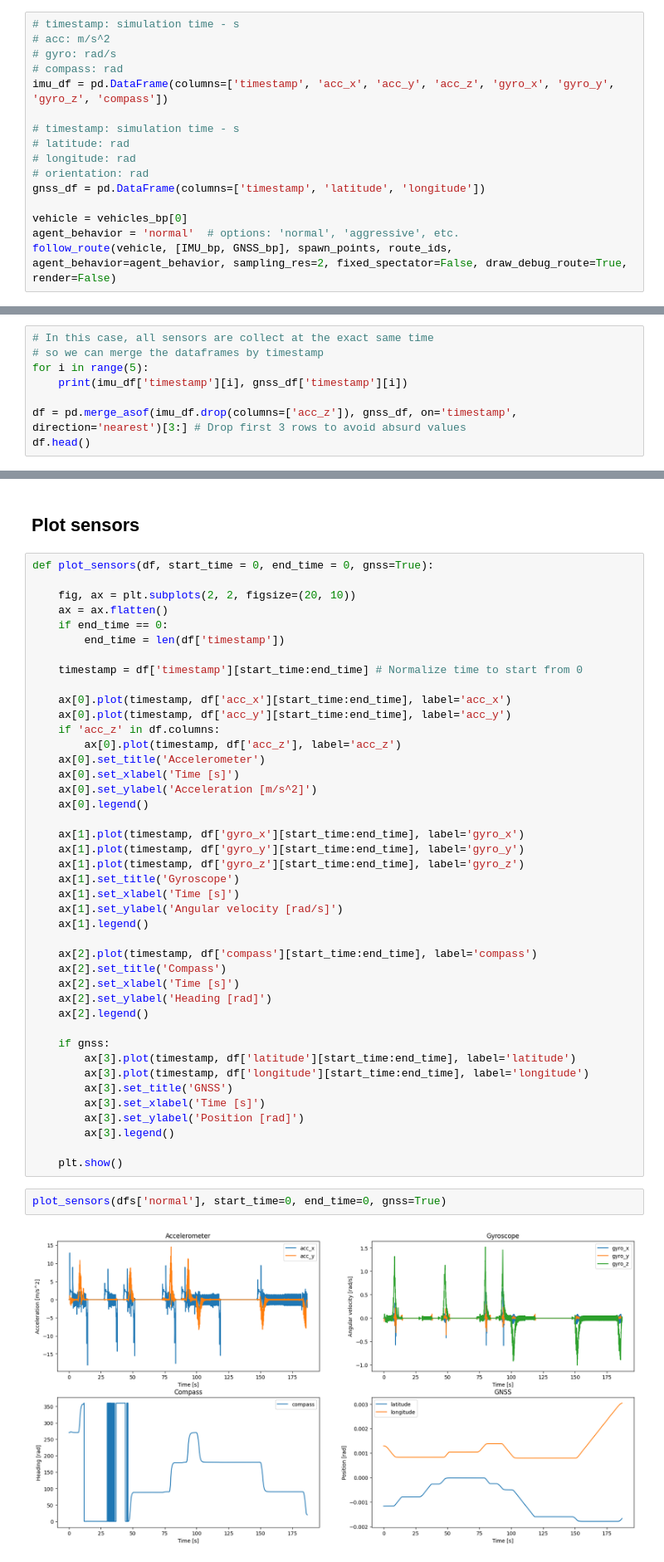
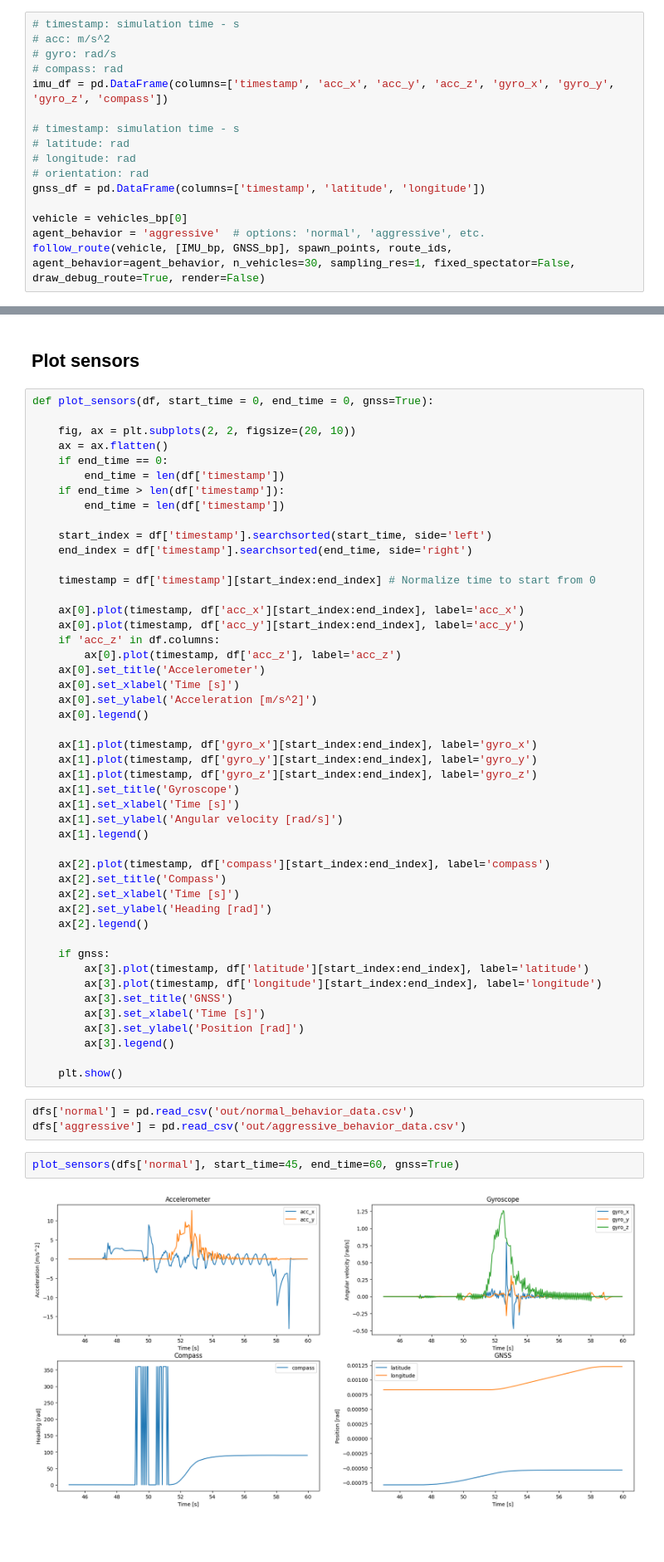
Before and after one commit to RenanFlorencio/carla_data_synthesis, a Jupyter notebook: synchronous.ipynb, the cells around one changed output, grey strips where cells are left out. Shown at 83% size. Cells and saved outputs as stored; diff of their text form; blank space fills up the shorter version.

Commit message:
sensor data generated

```diff
--- a/synchronous.ipynb
+++ b/synchronous.ipynb
@@ -298,8 +267,8 @@ imu_df = pd.DataFrame(columns=['timestamp', 'acc_x', 'acc_y', 'acc_z', 'gyro_x',
 gnss_df = pd.DataFrame(columns=['timestamp', 'latitude', 'longitude'])
 
 vehicle = vehicles_bp[0]
-agent_behavior = 'normal'  # options: 'normal', 'aggressive', etc.
-follow_route(vehicle, [IMU_bp, GNSS_bp], spawn_points, route_ids, agent_behavior=agent_behavior, sampling_res=2, fixed_spectator=False, draw_debug_route=True, render=False)
+agent_behavior = 'aggressive'  # options: 'normal', 'aggressive', etc.
+follow_route(vehicle, [IMU_bp, GNSS_bp], spawn_points, route_ids, agent_behavior=agent_behavior, n_vehicles=30, sampling_res=1, fixed_spectator=False, draw_debug_route=True, render=False)
 # %% [output]
 Showing multiple routes
 Spawned 27 vehicles with Traffic Manager
@@ -379,11 +347,3 @@ finally:
     world.apply_settings(settings)
 # %% [output]
 NameError: name 'Hz' is not defined
-# %%
-# In this case, all sensors are collect at the exact same time
-# so we can merge the dataframes by timestamp
-for i in range(5):
-    print(imu_df['timestamp'][i], gnss_df['timestamp'][i])
-
-df = pd.merge_asof(imu_df.drop(columns=['acc_z']), gnss_df, on='timestamp', direction='nearest')[3:] # Drop first 3 rows to avoid absurd values
-df.head()
@@ -408,11 +356,16 @@ def plot_sensors(df, start_time = 0, end_time = 0, gnss=True):
     ax = ax.flatten()
     if end_time == 0:
         end_time = len(df['timestamp'])
+    if end_time > len(df['timestamp']):
+        end_time = len(df['timestamp'])
 
-    timestamp = df['timestamp'][start_time:end_time] # Normalize time to start from 0
+    start_index = df['timestamp'].searchsorted(start_time, side='left')
+    end_index = df['timestamp'].searchsorted(end_time, side='right')
 
-    ax[0].plot(timestamp, df['acc_x'][start_time:end_time], label='acc_x')
-    ax[0].plot(timestamp, df['acc_y'][start_time:end_time], label='acc_y')
+    timestamp = df['timestamp'][start_index:end_index] # Normalize time to start from 0
+
+    ax[0].plot(timestamp, df['acc_x'][start_index:end_index], label='acc_x')
+    ax[0].plot(timestamp, df['acc_y'][start_index:end_index], label='acc_y')
     if 'acc_z' in df.columns:
         ax[0].plot(timestamp, df['acc_z'], label='acc_z')
     ax[0].set_title('Accelerometer')
@@ -420,30 +373,33 @@ def plot_sensors(df, start_time = 0, end_time = 0, gnss=True):
     ax[0].set_ylabel('Acceleration [m/s^2]')
     ax[0].legend()
 
-    ax[1].plot(timestamp, df['gyro_x'][start_time:end_time], label='gyro_x')
-    ax[1].plot(timestamp, df['gyro_y'][start_time:end_time], label='gyro_y')
-    ax[1].plot(timestamp, df['gyro_z'][start_time:end_time], label='gyro_z')
+    ax[1].plot(timestamp, df['gyro_x'][start_index:end_index], label='gyro_x')
+    ax[1].plot(timestamp, df['gyro_y'][start_index:end_index], label='gyro_y')
+    ax[1].plot(timestamp, df['gyro_z'][start_index:end_index], label='gyro_z')
     ax[1].set_title('Gyroscope')
     ax[1].set_xlabel('Time [s]')
     ax[1].set_ylabel('Angular velocity [rad/s]')
     ax[1].legend()
 
-    ax[2].plot(timestamp, df['compass'][start_time:end_time], label='compass')
+    ax[2].plot(timestamp, df['compass'][start_index:end_index], label='compass')
     ax[2].set_title('Compass')
     ax[2].set_xlabel('Time [s]')
     ax[2].set_ylabel('Heading [rad]')
     ax[2].legend()
 
     if gnss:
-        ax[3].plot(timestamp, df['latitude'][start_time:end_time], label='latitude')
-        ax[3].plot(timestamp, df['longitude'][start_time:end_time], label='longitude')
+        ax[3].plot(timestamp, df['latitude'][start_index:end_index], label='latitude')
+        ax[3].plot(timestamp, df['longitude'][start_index:end_index], label='longitude')
         ax[3].set_title('GNSS')
         ax[3].set_xlabel('Time [s]')
         ax[3].set_ylabel('Position [rad]')
         ax[3].legend()
 
     plt.show()
+# %%
+dfs['normal'] = pd.read_csv('out/normal_behavior_data.csv')
+dfs['aggressive'] = pd.read_csv('out/aggressive_behavior_data.csv')
 # %%
-plot_sensors(dfs['normal'], start_time=0, end_time=0, gnss=True)
+plot_sensors(dfs['normal'], start_time=45, end_time=60, gnss=True)
 # %% [output]
-[figure, old version]
+[figure, new version]
```
Also changed, not shown: parts of 10 cells of this notebook, 10 other files.
